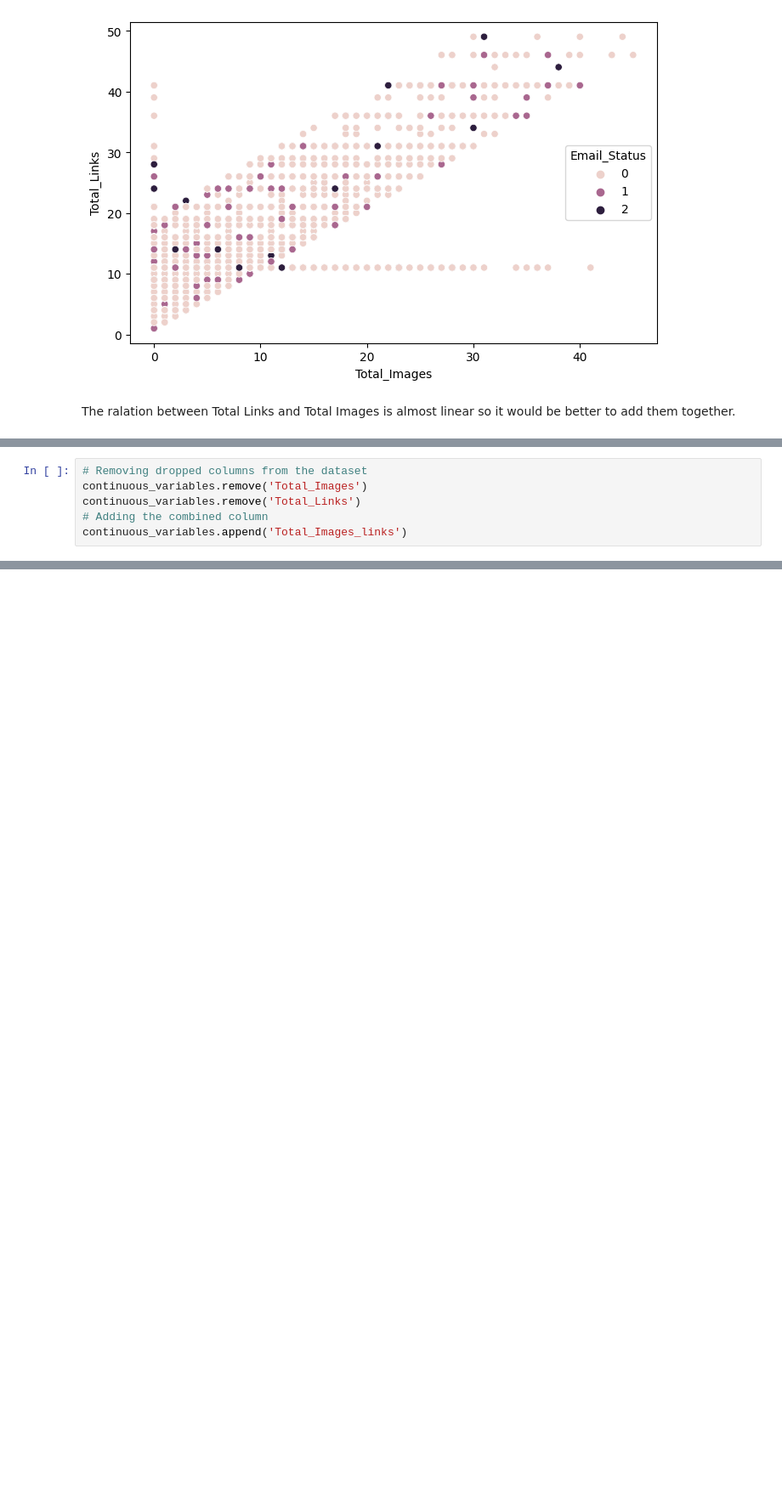
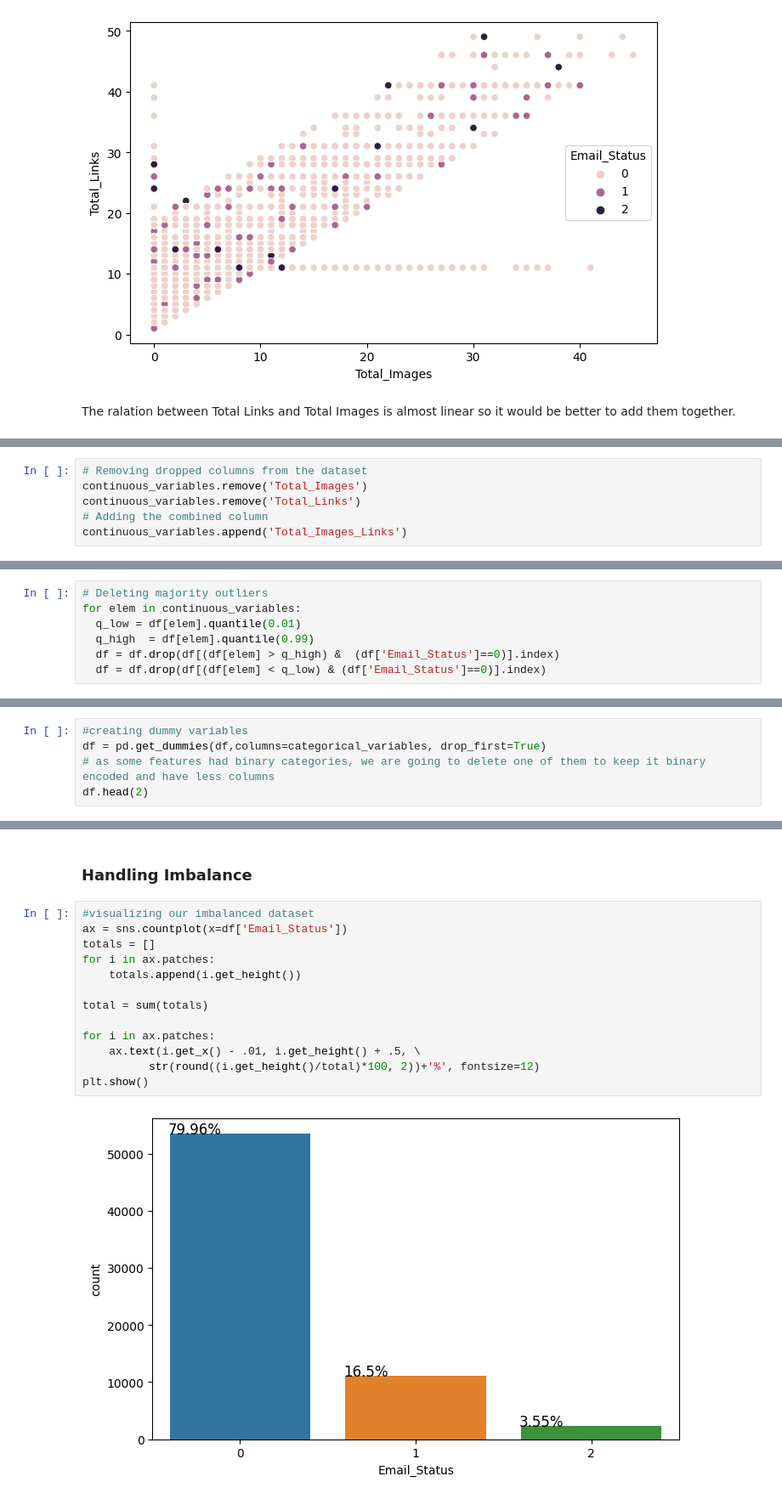
Before and after one commit to sahu-vishal/Email-Campaign-Effectiveness-Prediction, a Jupyter notebook: Email_Campaign_Effectiveness_Prediction.ipynb, the cells around one changed output, grey strips where cells are left out. Shown at 85% size. Saved outputs shown, nothing was run; the diff lists cells and outputs as text; blank space fills up the shorter version.

```diff
--- a/Email_Campaign_Effectiveness_Prediction.ipynb
+++ b/Email_Campaign_Effectiveness_Prediction.ipynb
@@ -305,4 +302,4 @@ vif_df
 continuous_variables.remove('Total_Images')
 continuous_variables.remove('Total_Links')
 # Adding the combined column
-continuous_variables.append('Total_Images_links')
+continuous_variables.append('Total_Images_Links')
@@ -314,0 +365,7 @@ sns.boxplot(data=df[continuous_variables],orient='h',dodge=False)
+# %%
+# Deleting majority outliers
+for elem in continuous_variables:
+  q_low = df[elem].quantile(0.01)
+  q_high  = df[elem].quantile(0.99)
+  df = df.drop(df[(df[elem] > q_high) &  (df['Email_Status']==0)].index)
+  df = df.drop(df[(df[elem] < q_low) & (df['Email_Status']==0)].index)
@@ -314,0 +379,5 @@ sns.boxplot(data=df[continuous_variables],orient='h',dodge=False)
+# %%
+#creating dummy variables
+df = pd.get_dummies(df,columns=categorical_variables, drop_first=True)
+# as some features had binary categories, we are going to delete one of them to keep it binary encoded and have less columns
+df.head(2)
@@ -314,0 +399,17 @@ sns.boxplot(data=df[continuous_variables],orient='h',dodge=False)
+# %% [markdown]
+### Handling Imbalance
+# %%
+#visualizing our imbalanced dataset
+ax = sns.countplot(x=df['Email_Status'])
+totals = []
+for i in ax.patches:
+    totals.append(i.get_height())
+
+total = sum(totals)
+
+for i in ax.patches:
+    ax.text(i.get_x() - .01, i.get_height() + .5, \
+          str(round((i.get_height()/total)*100, 2))+'%', fontsize=12)
+plt.show()
+# %% [output]
+[figure, added]
```
Also changed, not shown: parts of 86 cells of this notebook.
